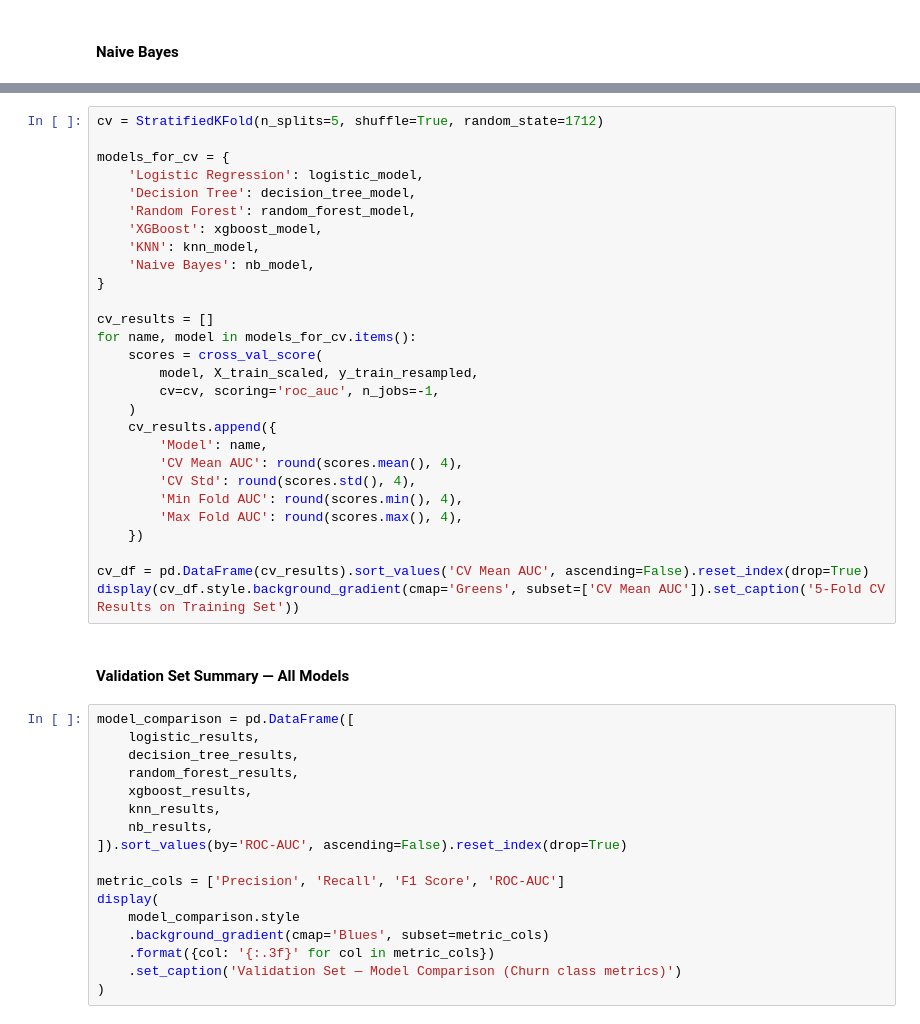
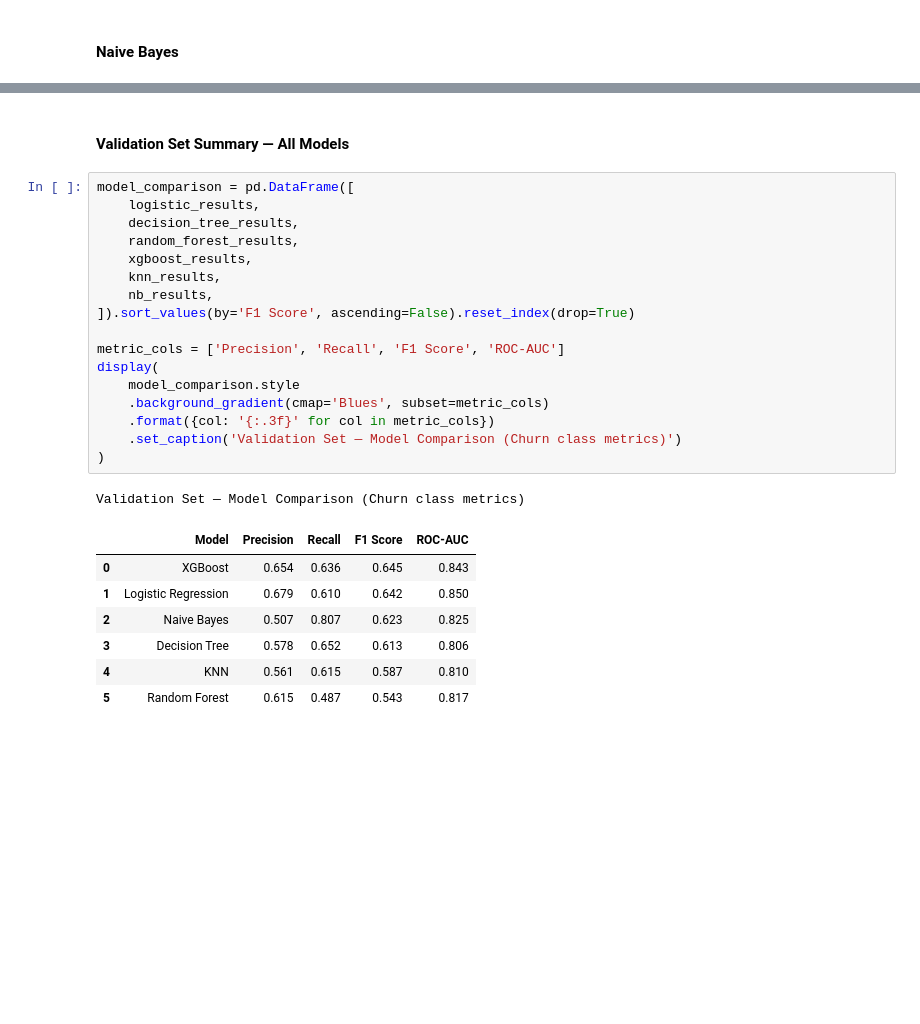
Before and after one commit to Aram-Atoyan/customer-churn-prediction, a Jupyter notebook: src/telcoCustomerChurnPrediction.ipynb, the cells around one changed output, grey strips where cells are left out. Cells and saved outputs as stored; diff of their text form; blank space fills up the shorter version.

Commit message:
Minor changes for plots, added Naive Bayes

```diff
--- a/src/telcoCustomerChurnPrediction.ipynb
+++ b/src/telcoCustomerChurnPrediction.ipynb
@@ -590,47 +697,28 @@ Cross-validation gives a more robust performance estimate by training and evalua
-# %%
-cv = StratifiedKFold(n_splits=5, shuffle=True, random_state=1712)
-
-models_for_cv = {
-    'Logistic Regression': logistic_model,
-    'Decision Tree': decision_tree_model,
-    'Random Forest': random_forest_model,
-    'XGBoost': xgboost_model,
-    'KNN': knn_model,
-    'Naive Bayes': nb_model,
-}
-
-cv_results = []
-for name, model in models_for_cv.items():
-    scores = cross_val_score(
-        model, X_train_scaled, y_train_resampled,
-        cv=cv, scoring='roc_auc', n_jobs=-1,
-    )
-    cv_results.append({
-        'Model': name,
-        'CV Mean AUC': round(scores.mean(), 4),
-        'CV Std': round(scores.std(), 4),
-        'Min Fold AUC': round(scores.min(), 4),
-        'Max Fold AUC': round(scores.max(), 4),
-    })
-
-cv_df = pd.DataFrame(cv_results).sort_values('CV Mean AUC', ascending=False).reset_index(drop=True)
-display(cv_df.style.background_gradient(cmap='Greens', subset=['CV Mean AUC']).set_caption('5-Fold CV Results on Training Set'))
 # %% [markdown]
 #### Validation Set Summary — All Models
 # %%
 model_comparison = pd.DataFrame([
     logistic_results,
     decision_tree_results,
     random_forest_results,
     xgboost_results,
     knn_results,
     nb_results,
-]).sort_values(by='ROC-AUC', ascending=False).reset_index(drop=True)
+]).sort_values(by='F1 Score', ascending=False).reset_index(drop=True)
 
 metric_cols = ['Precision', 'Recall', 'F1 Score', 'ROC-AUC']
 display(
     model_comparison.style
     .background_gradient(cmap='Blues', subset=metric_cols)
     .format({col: '{:.3f}' for col in metric_cols})
     .set_caption('Validation Set — Model Comparison (Churn class metrics)')
 )
+# %% [output]
+Validation Set — Model Comparison (Churn class metrics)
+|  | Model | Precision | Recall | F1 Score | ROC-AUC |
+| 0 | XGBoost | 0.654 | 0.636 | 0.645 | 0.843 |
+| 1 | Logistic Regression | 0.679 | 0.610 | 0.642 | 0.850 |
+| 2 | Naive Bayes | 0.507 | 0.807 | 0.623 | 0.825 |
+| 3 | Decision Tree | 0.578 | 0.652 | 0.613 | 0.806 |
+| 4 | KNN | 0.561 | 0.615 | 0.587 | 0.810 |
+| 5 | Random Forest | 0.615 | 0.487 | 0.543 | 0.817 |
```
Also changed, not shown: parts of 14 cells of this notebook, 16 other files.
